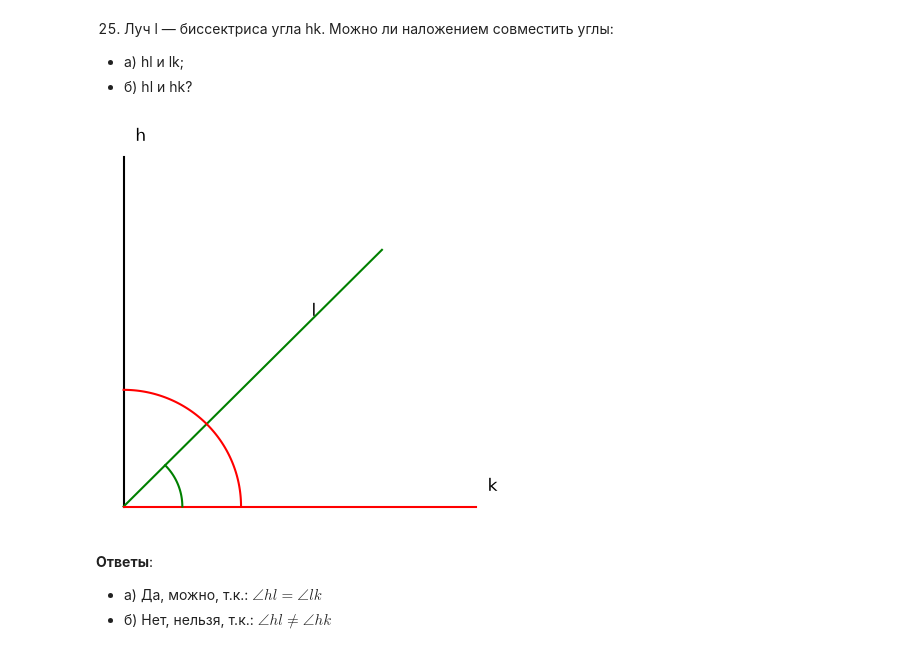
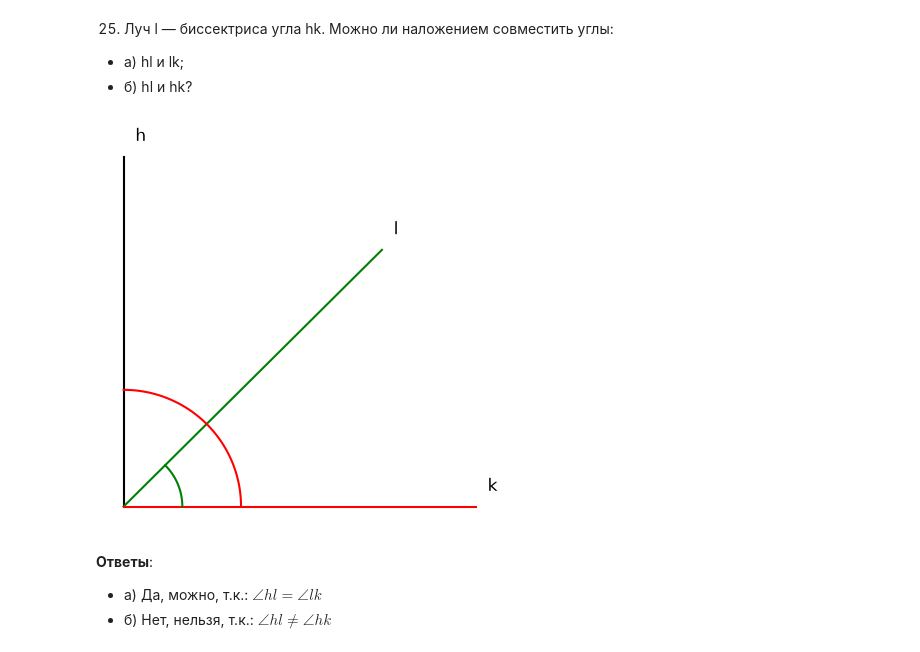
Before and after one commit to romashina/geometry, a Jupyter notebook: 07.01.ipynb, the cells around one changed output. Drawn from its saved outputs; the diff is of its cells as text; code cells hidden in the pictures.

```diff
--- a/07.01.ipynb
+++ b/07.01.ipynb
@@ -344,38 +344,38 @@ import numpy as np
 import matplotlib.pyplot as plt
 
 plt.figure(figsize=(5, 5))
 
 H = np.r_[0, 3]
 O = np.r_[0, 0]
 K = np.r_[3, 0]
-L = ((A + B)/2)+0.7
+L = ((H + K)/2)+0.7
 
 points = {
-    'h': B,
-    'k': A,
-    'l': C,
+    'h': H,
+    'k': K,
+    'l': L,
 }
 
 plt.plot(*zip(O, H), 'k-')
 plt.plot(*zip(O, L), 'g-')
 plt.plot(*zip(O, K), 'r-')
 
 # plt.plot(*zip(*points.values()), 'ko')
 for name, coord in points.items():
     plt.text(*(coord + [0.1, 0.1]), name, fontsize=12, va='bottom', ha='left')
 
 
 # Дуга от 0 до 45 градусов (в радианах)
 hl = np.linspace(0, np.radians(45), 50)
 hk = np.linspace(0, np.radians(90), 100)
 # X = r * cos(a), Y = r * sin(a)
 plt.plot(0.5 * np.cos(hl), 0.5 * np.sin(hl), 'g-')
 plt.plot(np.cos(hk), np.sin(hk), 'r-')
 
 plt.axis('off')
 plt.show()
 # %% [output]
-[figure, old version]
+[figure, new version]
 # %% [markdown]
 **Ответы**:
 
```
Also changed, not shown: parts of 22 cells of this notebook, 1 other file.
